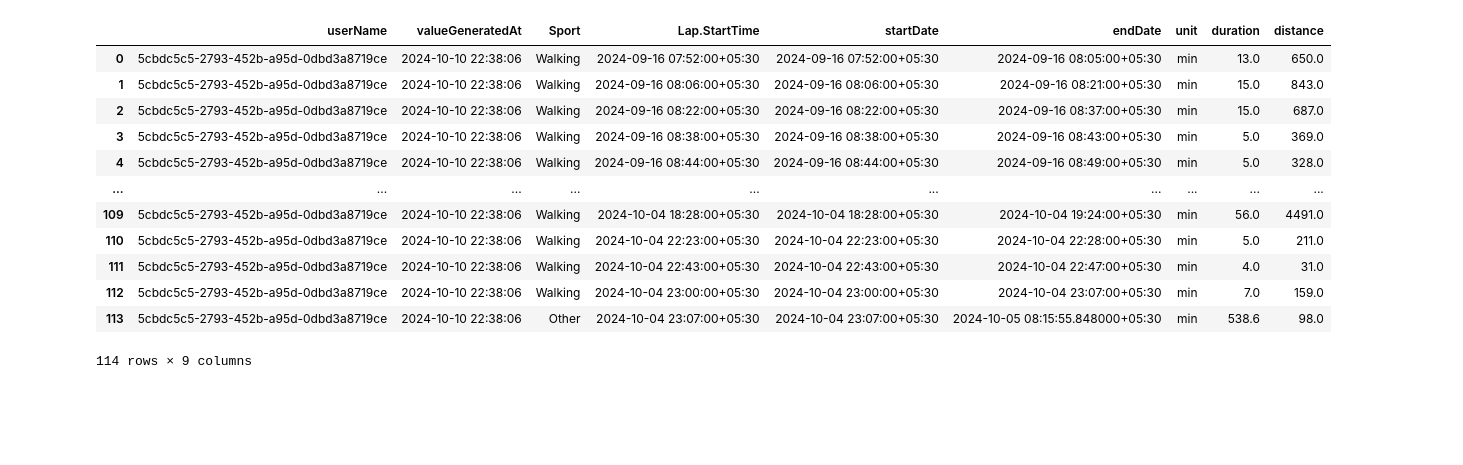
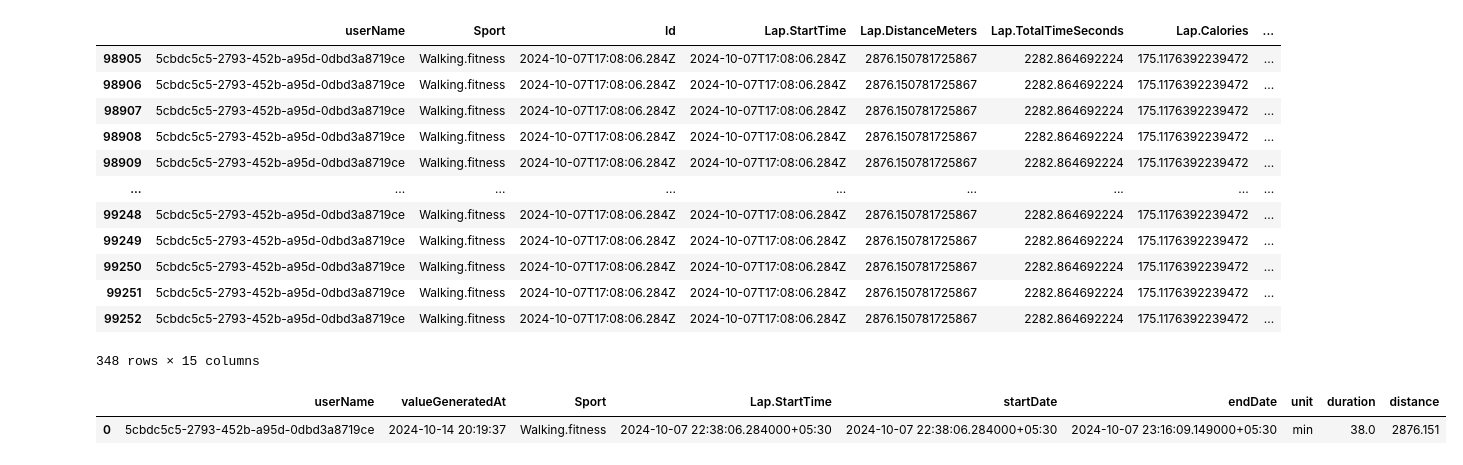
Before and after one commit to fh-rahul-agarwal/fh-corex, a Jupyter notebook: main.ipynb, the cells around one changed output. Cells and saved outputs as stored; diff of their text form; code cells hidden in the pictures; blank space fills up the shorter version.

```diff
--- a/main.ipynb
+++ b/main.ipynb
@@ -22,7 +22,7 @@ from processing.pillars.workout.dataStream.w_typeHeartRate import *
 # %%
 processor = ParseData()
 googleFit_allData = processor.allData_json(r'C:\Users\DELL\Downloads\Google Fit Data\Hamdaan Fit Data\takeout-20241007T045109Z-002\Takeout\Fit\All Data')
-googleFit_activitiesData = processor.activities_tcx(r'C:\Users\DELL\Downloads\Google Fit Data\anwesha fit data\Takeout\Fit\Activities')
+googleFit_activitiesData = processor.activities_tcx(r'C:\Users\DELL\Downloads\Google Fit Data\Rahul Fit Data\Activities')
 # %%
 user_name = "5cbdc5c5-2793-452b-a95d-0dbd3a8719ce"
 
@@ -42,21 +42,30 @@ activitiesData_columns = ['userName'] + [col for col in googleFit_activitiesData
 
 googleFit_allData = googleFit_allData[allData_columns]
 googleFit_activitiesData = googleFit_activitiesData[activitiesData_columns]
+# %%
+import pandas as pd
+googleFit_activitiesData['filteradate'] = pd.to_datetime(googleFit_activitiesData['Lap.StartTime']).dt.date
+date = pd.to_datetime("2024-10-07").date()
+f_df = googleFit_activitiesData[googleFit_activitiesData['filteradate'] == date]
+f_df
+# %% [output]
+|  | userName | Sport | Id | Lap.StartTime | Lap.DistanceMeters | Lap.TotalTimeSeconds | Lap.Calories | ... |
+| 98905 | 5cbdc5c5-2793-452b-a95d-0dbd3a8719ce | Walking.fitness | 2024-10-07T17:08:06.284Z | 2024-10-07T17:08:06.284Z | 2876.150781725867 | 2282.864692224 | 175.1176392239472 | ... |
+| 98906 | 5cbdc5c5-2793-452b-a95d-0dbd3a8719ce | Walking.fitness | 2024-10-07T17:08:06.284Z | 2024-10-07T17:08:06.284Z | 2876.150781725867 | 2282.864692224 | 175.1176392239472 | ... |
+| 98907 | 5cbdc5c5-2793-452b-a95d-0dbd3a8719ce | Walking.fitness | 2024-10-07T17:08:06.284Z | 2024-10-07T17:08:06.284Z | 2876.150781725867 | 2282.864692224 | 175.1176392239472 | ... |
+| 98908 | 5cbdc5c5-2793-452b-a95d-0dbd3a8719ce | Walking.fitness | 2024-10-07T17:08:06.284Z | 2024-10-07T17:08:06.284Z | 2876.150781725867 | 2282.864692224 | 175.1176392239472 | ... |
+| 98909 | 5cbdc5c5-2793-452b-a95d-0dbd3a8719ce | Walking.fitness | 2024-10-07T17:08:06.284Z | 2024-10-07T17:08:06.284Z | 2876.150781725867 | 2282.864692224 | 175.1176392239472 | ... |
+| ... | ... | ... | ... | ... | ... | ... | ... | ... |
+| 99248 | 5cbdc5c5-2793-452b-a95d-0dbd3a8719ce | Walking.fitness | 2024-10-07T17:08:06.284Z | 2024-10-07T17:08:06.284Z | 2876.150781725867 | 2282.864692224 | 175.1176392239472 | ... |
+| 99249 | 5cbdc5c5-2793-452b-a95d-0dbd3a8719ce | Walking.fitness | 2024-10-07T17:08:06.284Z | 2024-10-07T17:08:06.284Z | 2876.150781725867 | 2282.864692224 | 175.1176392239472 | ... |
+| 99250 | 5cbdc5c5-2793-452b-a95d-0dbd3a8719ce | Walking.fitness | 2024-10-07T17:08:06.284Z | 2024-10-07T17:08:06.284Z | 2876.150781725867 | 2282.864692224 | 175.1176392239472 | ... |
+| 99251 | 5cbdc5c5-2793-452b-a95d-0dbd3a8719ce | Walking.fitness | 2024-10-07T17:08:06.284Z | 2024-10-07T17:08:06.284Z | 2876.150781725867 | 2282.864692224 | 175.1176392239472 | ... |
+| 99252 | 5cbdc5c5-2793-452b-a95d-0dbd3a8719ce | Walking.fitness | 2024-10-07T17:08:06.284Z | 2024-10-07T17:08:06.284Z | 2876.150781725867 | 2282.864692224 | 175.1176392239472 | ... |
+348 rows × 15 columns
 # %%
-wdur_df = WDuration(googleFit_activitiesData, start_date, "2024-10-04").process()
+wdur_df = WDuration(googleFit_activitiesData, "2024-10-07").process()
 wdur_df
 # %% [output]
 |  | userName | valueGeneratedAt | Sport | Lap.StartTime | startDate | endDate | unit | duration | distance |
-| 0 | 5cbdc5c5-2793-452b-a95d-0dbd3a8719ce | 2024-10-10 22:38:06 | Walking | 2024-09-16 07:52:00+05:30 | 2024-09-16 07:52:00+05:30 | 2024-09-16 08:05:00+05:30 | min | 13.0 | 650.0 |
-| 1 | 5cbdc5c5-2793-452b-a95d-0dbd3a8719ce | 2024-10-10 22:38:06 | Walking | 2024-09-16 08:06:00+05:30 | 2024-09-16 08:06:00+05:30 | 2024-09-16 08:21:00+05:30 | min | 15.0 | 843.0 |
-| 2 | 5cbdc5c5-2793-452b-a95d-0dbd3a8719ce | 2024-10-10 22:38:06 | Walking | 2024-09-16 08:22:00+05:30 | 2024-09-16 08:22:00+05:30 | 2024-09-16 08:37:00+05:30 | min | 15.0 | 687.0 |
-| 3 | 5cbdc5c5-2793-452b-a95d-0dbd3a8719ce | 2024-10-10 22:38:06 | Walking | 2024-09-16 08:38:00+05:30 | 2024-09-16 08:38:00+05:30 | 2024-09-16 08:43:00+05:30 | min | 5.0 | 369.0 |
-| 4 | 5cbdc5c5-2793-452b-a95d-0dbd3a8719ce | 2024-10-10 22:38:06 | Walking | 2024-09-16 08:44:00+05:30 | 2024-09-16 08:44:00+05:30 | 2024-09-16 08:49:00+05:30 | min | 5.0 | 328.0 |
-| ... | ... | ... | ... | ... | ... | ... | ... | ... | ... |
-| 109 | 5cbdc5c5-2793-452b-a95d-0dbd3a8719ce | 2024-10-10 22:38:06 | Walking | 2024-10-04 18:28:00+05:30 | 2024-10-04 18:28:00+05:30 | 2024-10-04 19:24:00+05:30 | min | 56.0 | 4491.0 |
-| 110 | 5cbdc5c5-2793-452b-a95d-0dbd3a8719ce | 2024-10-10 22:38:06 | Walking | 2024-10-04 22:23:00+05:30 | 2024-10-04 22:23:00+05:30 | 2024-10-04 22:28:00+05:30 | min | 5.0 | 211.0 |
-| 111 | 5cbdc5c5-2793-452b-a95d-0dbd3a8719ce | 2024-10-10 22:38:06 | Walking | 2024-10-04 22:43:00+05:30 | 2024-10-04 22:43:00+05:30 | 2024-10-04 22:47:00+05:30 | min | 4.0 | 31.0 |
-| 112 | 5cbdc5c5-2793-452b-a95d-0dbd3a8719ce | 2024-10-10 22:38:06 | Walking | 2024-10-04 23:00:00+05:30 | 2024-10-04 23:00:00+05:30 | 2024-10-04 23:07:00+05:30 | min | 7.0 | 159.0 |
-| 113 | 5cbdc5c5-2793-452b-a95d-0dbd3a8719ce | 2024-10-10 22:38:06 | Other | 2024-10-04 23:07:00+05:30 | 2024-10-04 23:07:00+05:30 | 2024-10-05 08:15:55.848000+05:30 | min | 538.6 | 98.0 |
+| 0 | 5cbdc5c5-2793-452b-a95d-0dbd3a8719ce | 2024-10-14 20:19:37 | Walking.fitness | 2024-10-07 22:38:06.284000+05:30 | 2024-10-07 22:38:06.284000+05:30 | 2024-10-07 23:16:09.149000+05:30 | min | 38.0 | 2876.151 |
-114 rows × 9 columns
 # %%
```
Also changed, not shown: parts of 2 cells of this notebook, 8 other files.
